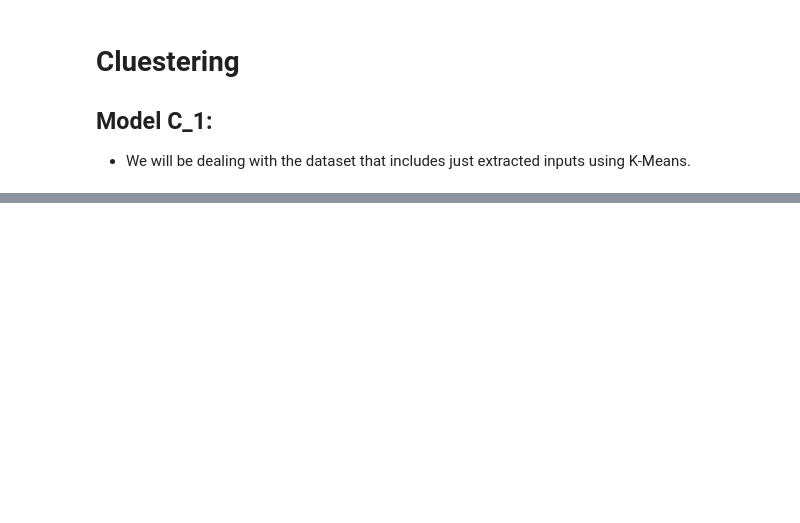
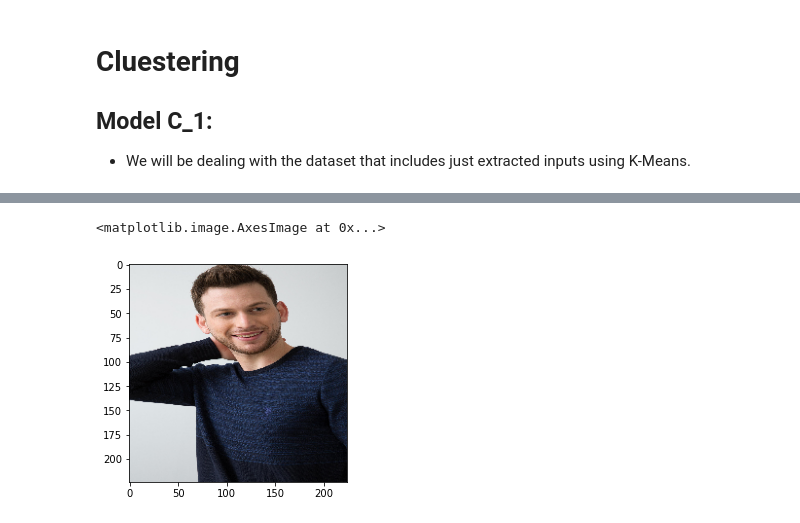
Before and after one commit to melihkacaman/SimilarProducts, a Jupyter notebook: notebooks/TransferLearning_1.ipynb, the cells around one changed output, grey strips where cells are left out. Saved outputs shown, nothing was run; the diff lists cells and outputs as text; code cells hidden in the pictures; blank space fills up the shorter version.

```diff
--- a/notebooks/TransferLearning_1.ipynb
+++ b/notebooks/TransferLearning_1.ipynb
@@ -168,0 +238,5 @@ AttributeError: 'KMeans' object has no attribute 'get_feature_names_out'
+# %%
+plt.imshow(np.array(images[162],np.int32))
+# %% [output]
+<matplotlib.image.AxesImage at 0x...>
+[figure, added]
```
Also changed, not shown: parts of 36 cells of this notebook, 1 other file.
